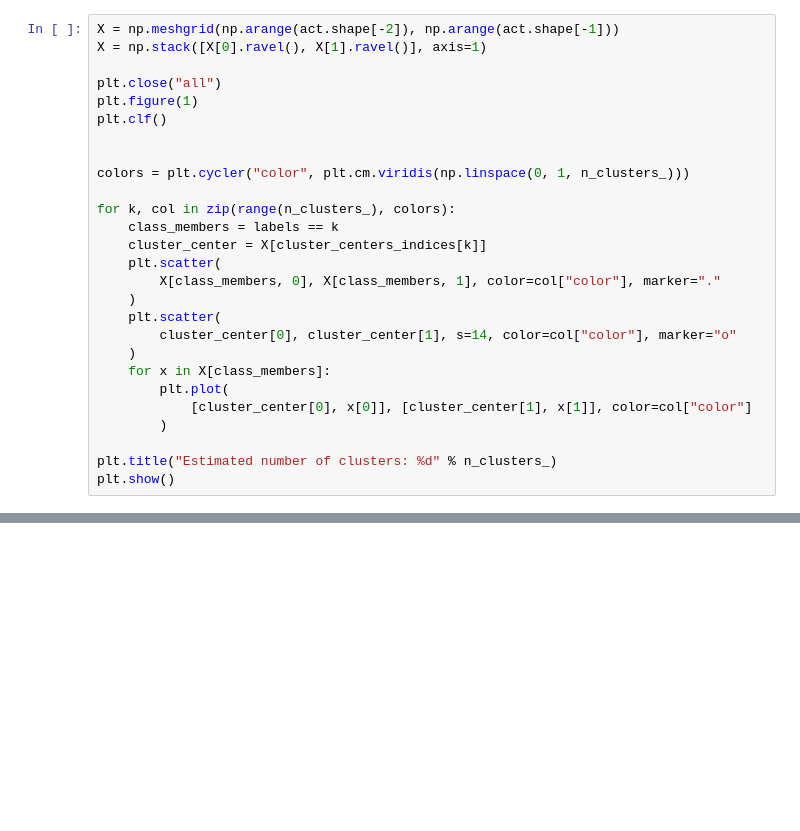
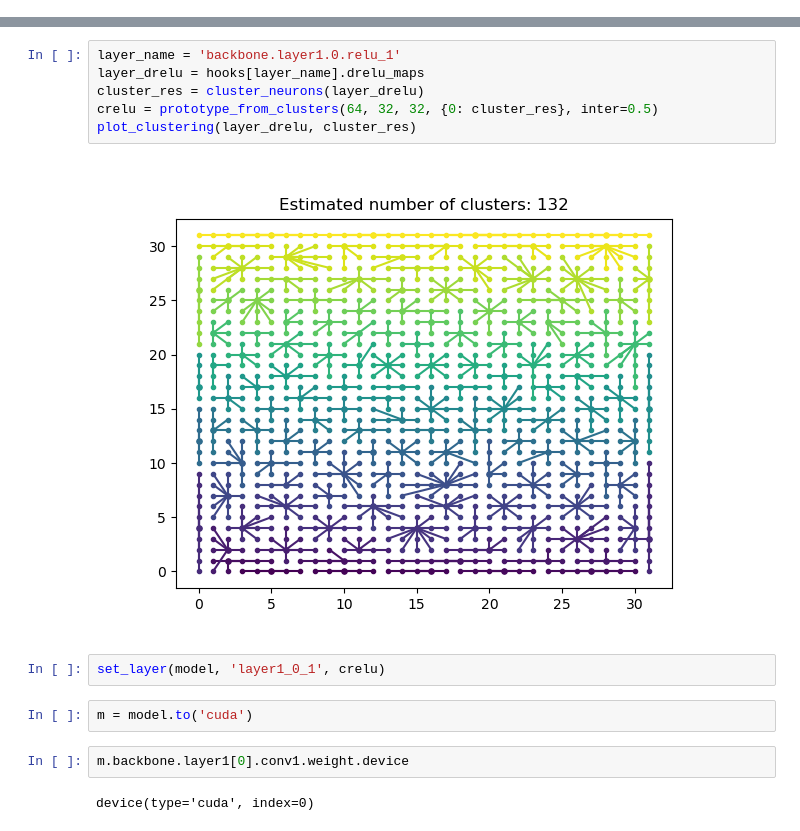
Before and after one commit to yonibor/secure_inference, a Jupyter notebook: sandbox.ipynb, the cells around one changed output, grey strips where cells are left out. Saved outputs shown, nothing was run; the diff lists cells and outputs as text; blank space fills up the shorter version.

```diff
--- a/sandbox.ipynb
+++ b/sandbox.ipynb
@@ -168,27 +0,0 @@ plt.show()
-# %%
-X = np.meshgrid(np.arange(act.shape[-2]), np.arange(act.shape[-1]))
-X = np.stack([X[0].ravel(), X[1].ravel()], axis=1)
-
-plt.close("all")
-plt.figure(1)
-plt.clf()
-
-
-colors = plt.cycler("color", plt.cm.viridis(np.linspace(0, 1, n_clusters_)))
-
-for k, col in zip(range(n_clusters_), colors):
-    class_members = labels == k
-    cluster_center = X[cluster_centers_indices[k]]
-    plt.scatter(
-        X[class_members, 0], X[class_members, 1], color=col["color"], marker="."
-    )
-    plt.scatter(
-        cluster_center[0], cluster_center[1], s=14, color=col["color"], marker="o"
-    )
-    for x in X[class_members]:
-        plt.plot(
-            [cluster_center[0], x[0]], [cluster_center[1], x[1]], color=col["color"]
-        )
-
-plt.title("Estimated number of clusters: %d" % n_clusters_)
-plt.show()
@@ -248,0 +467,16 @@ dict_keys(['', 'backbone', 'backbone.conv1', 'backbone.bn1', 'backbone.relu', 'b
+# %%
+layer_name = 'backbone.layer1.0.relu_1'
+layer_drelu = hooks[layer_name].drelu_maps
+cluster_res = cluster_neurons(layer_drelu)
+crelu = prototype_from_clusters(64, 32, 32, {0: cluster_res}, inter=0.5)
+plot_clustering(layer_drelu, cluster_res)
+# %% [output]
+[figure, added]
+# %%
+set_layer(model, 'layer1_0_1', crelu)
+# %%
+m = model.to('cuda')
+# %%
+m.backbone.layer1[0].conv1.weight.device
+# %% [output]
+device(type='cuda', index=0)
```
Also changed, not shown: parts of 34 cells of this notebook, 8 other files.
